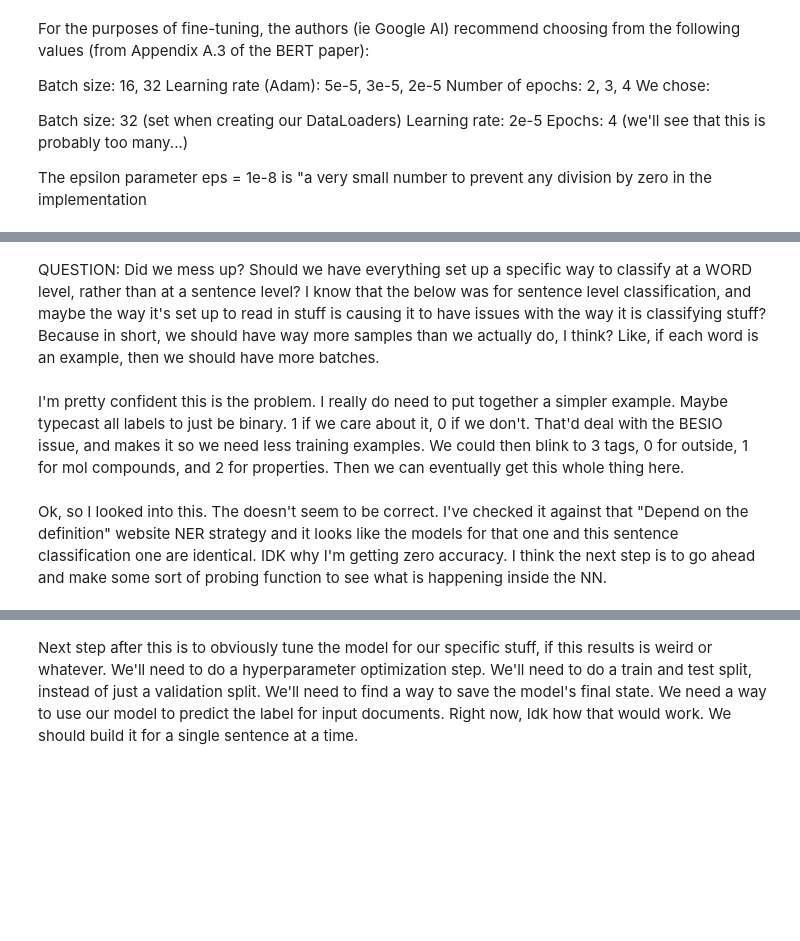
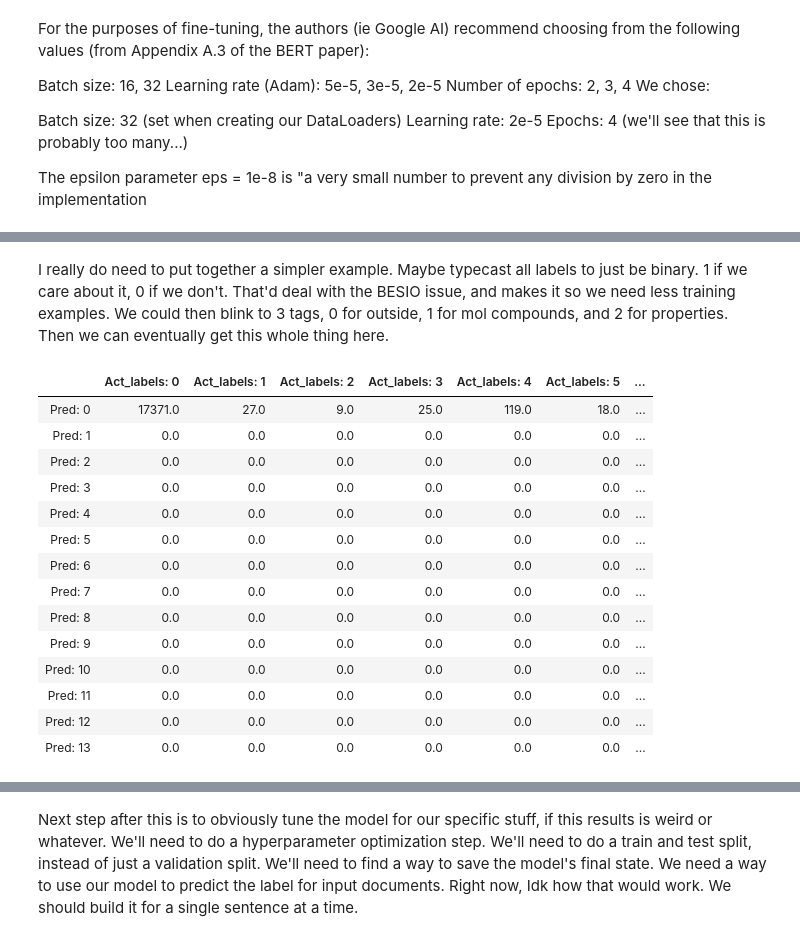
Before and after one commit to JonathanOnorato/BERT_Explore, a Jupyter notebook: BERT for BETO.ipynb, the cells around one changed output, grey strips where cells are left out. Saved outputs shown, nothing was run; the diff lists cells and outputs as text; code cells hidden in the pictures; blank space fills up the shorter version.

Commit message:
Update huggingface library to be as good as possible. Explored custom BERTplus Classifier Structure so far.

```diff
--- a/BERT for BETO.ipynb
+++ b/BERT for BETO.ipynb
@@ -274,3 +366,5 @@ label_mapping = {'O': 0, "B-MOL-O": 1, "I-MOL-O": 2, "E-MOL-O": 3,
+# %%
+label_mapping = {'PAD': 0, 'MOL': 1, 'PRO': 2, 'O': 3}
 # %%
 input_ids = []
 attention_masks = []
@@ -377,6 +464,6 @@ Tokenized IDs:  tensor([  101,  1999,  1996,  8290,  2090,  3806, 10737,  2007,
 
 #THIS SHOULD BE A FUNCTION SINCE I CALL IT TWICE:
 for i in range(len(no_pad_labels)):
-    if no_pad_labels[i] in label_mapping.keys():
+    if no_pad_labels[i] in small_label_mapping.keys():
         #Replace the label in extend_set_labels[i] from dict
-        no_pad_labels[i] = label_mapping[no_pad_labels[i]]
+        no_pad_labels[i] = small_label_mapping[no_pad_labels[i]]
@@ -406,0 +505,5 @@ array([ 0.09136076,  6.76428571, 26.30555556,  6.76428571,  1.58892617,
+# %%
+#Note that the weight for the padding token is much bigger than the outside - let's set PAD based off 80% of outside
+#Since we know that there are more padding tokens than outside, for sure.
+list_o_weights[0] = 0.8*list_o_weights[3]
+print(list_o_weights)
@@ -510,0 +580,21 @@ tensor([0., 0., 0., 0., 0., 0., 0., 0., 0., 0., 0., 0., 0.],
+# %%
+#Gotta multiply the classifier weight by our calculated weight values for each vector weight.
+#list_o_weights is my previously calculated weight list set.
+#I have no idea if position 0 in classifier.weight is weight for classification 0. I bet it is, but should check.
+#Make our new blank canvas tensor
+temp_tensor = torch.empty((len(label_mapping.keys()),768), requires_grad = True)
+#Initialize our tensor with standard xavier_normal equation
+torch.nn.init.xavier_normal_(temp_tensor)
+print(temp_tensor)
+#Turn off grad calcs so we don't track our weight changes.
+#Then, we want to multiply the absolute weights from xavier init by our weight list calced earlier to get our
+#final model weight values
+with torch.no_grad():
+    for i in range(len(temp_tensor)):
+        temp_tensor[i] = (temp_tensor[i] * list_o_weights[i])
+#Check that the tensor got updated correctly
+print(temp_tensor)
+#Update the classifier weight with the new tensor
+model.classifier.weight = torch.nn.Parameter(temp_tensor, requires_grad = True)
+#Make sure it got updated correctly
+print(model.classifier.weight)
@@ -715,6 +831,2 @@ import datetime
-# %% [markdown]
-QUESTION: Did we mess up? Should we have everything set up a specific way to classify at a WORD level, rather than at a sentence level? I know that the below was for sentence level classification, and maybe the way it's set up to read in stuff is causing it to have issues with the way it is classifying stuff? Because in short, we should have way more samples than we actually do, I think? Like, if each word is an example, then we should have more batches.
 # %% [markdown]
-I'm pretty confident this is the problem. I really do need to put together a simpler example. Maybe typecast all labels to just be binary. 1 if we care about it, 0 if we don't. That'd deal with the BESIO issue, and makes it so we need less training examples. We could then blink to 3 tags, 0 for outside, 1 for mol compounds, and 2 for properties. Then we can eventually get this whole thing here.
+I really do need to put together a simpler example. Maybe typecast all labels to just be binary. 1 if we care about it, 0 if we don't. That'd deal with the BESIO issue, and makes it so we need less training examples. We could then blink to 3 tags, 0 for outside, 1 for mol compounds, and 2 for properties. Then we can eventually get this whole thing here.
-# %% [markdown]
-Ok, so I looked into this. The doesn't seem to be correct. I've checked it against that "Depend on the definition" website NER strategy and it looks like the models for that one and this sentence classification one are identical. IDK why I'm getting zero accuracy. I think the next step is to go ahead and make some sort of probing function to see what is happening inside the NN.
@@ -720,0 +835,23 @@ Ok, so I looked into this. The doesn't seem to be correct. I've checked it again
+# %%
+conf_mat_df = pd.DataFrame()
+linear = np.linspace(0, 13, num = 14, dtype = int)
+index = ("Pred: " + str(i) for i in linear)
+for i in range(len(conf_mat)):
+    conf_mat_df['Act_labels: ' + str(i)] = conf_mat[i]
+conf_mat_df.set_index(index)
+# %% [output]
+|  | Act_labels: 0 | Act_labels: 1 | Act_labels: 2 | Act_labels: 3 | Act_labels: 4 | Act_labels: 5 | ... |
+| Pred: 0 | 17371.0 | 27.0 | 9.0 | 25.0 | 119.0 | 18.0 | ... |
+| Pred: 1 | 0.0 | 0.0 | 0.0 | 0.0 | 0.0 | 0.0 | ... |
+| Pred: 2 | 0.0 | 0.0 | 0.0 | 0.0 | 0.0 | 0.0 | ... |
+| Pred: 3 | 0.0 | 0.0 | 0.0 | 0.0 | 0.0 | 0.0 | ... |
+| Pred: 4 | 0.0 | 0.0 | 0.0 | 0.0 | 0.0 | 0.0 | ... |
+| Pred: 5 | 0.0 | 0.0 | 0.0 | 0.0 | 0.0 | 0.0 | ... |
+| Pred: 6 | 0.0 | 0.0 | 0.0 | 0.0 | 0.0 | 0.0 | ... |
+| Pred: 7 | 0.0 | 0.0 | 0.0 | 0.0 | 0.0 | 0.0 | ... |
+| Pred: 8 | 0.0 | 0.0 | 0.0 | 0.0 | 0.0 | 0.0 | ... |
+| Pred: 9 | 0.0 | 0.0 | 0.0 | 0.0 | 0.0 | 0.0 | ... |
+| Pred: 10 | 0.0 | 0.0 | 0.0 | 0.0 | 0.0 | 0.0 | ... |
+| Pred: 11 | 0.0 | 0.0 | 0.0 | 0.0 | 0.0 | 0.0 | ... |
+| Pred: 12 | 0.0 | 0.0 | 0.0 | 0.0 | 0.0 | 0.0 | ... |
+| Pred: 13 | 0.0 | 0.0 | 0.0 | 0.0 | 0.0 | 0.0 | ... |
```
Also changed, not shown: parts of 101 cells of this notebook, 1 other file.
